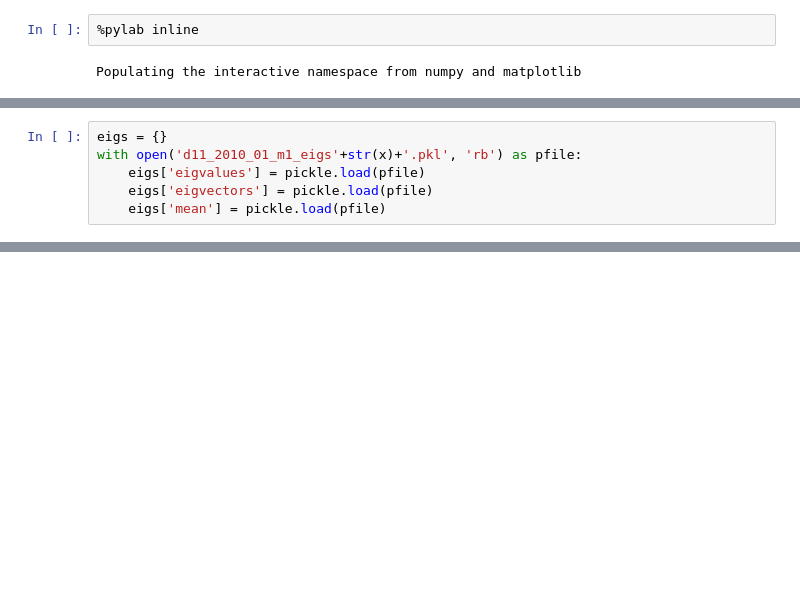
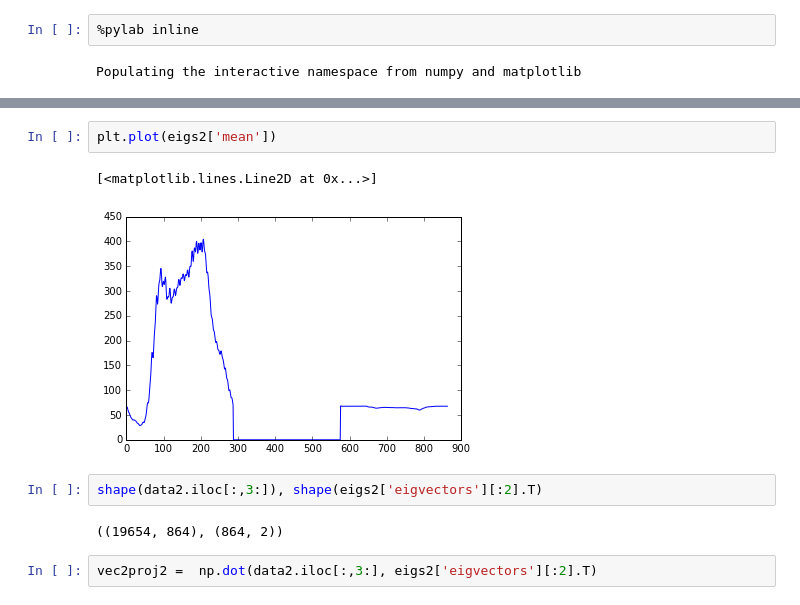
Before and after one commit to conwaywong/dse_capstone, a Jupyter notebook: traffic/src/pivot/Eigs Work.ipynb, the cells around one changed output, grey strips where cells are left out. Saved outputs shown, nothing was run; the diff lists cells and outputs as text; blank space fills up the shorter version.

```diff
--- a/traffic/src/pivot/Eigs Work.ipynb
+++ b/traffic/src/pivot/Eigs Work.ipynb
@@ -37,6 +4,0 @@ print np.cumsum(pca.explained_variance_ratio_[:20])
-# %%
-eigs = {}
-with open('d11_2010_01_m1_eigs'+str(x)+'.pkl', 'rb') as pfile:
-    eigs['eigvalues'] = pickle.load(pfile)
-    eigs['eigvectors'] = pickle.load(pfile)
-    eigs['mean'] = pickle.load(pfile)
@@ -75,0 +133,11 @@ plt.scatter([x[0] for x in vec2proj], [y[1] for y in vec2proj])
+# %%
+plt.plot(eigs2['mean'])
+# %% [output]
+[<matplotlib.lines.Line2D at 0x...>]
+[figure, added]
+# %%
+shape(data2.iloc[:,3:]), shape(eigs2['eigvectors'][:2].T)
+# %% [output]
+((19654, 864), (864, 2))
+# %%
+vec2proj2 =  np.dot(data2.iloc[:,3:], eigs2['eigvectors'][:2].T)
```
Also changed, not shown: parts of 38 cells of this notebook, 2 other files.
